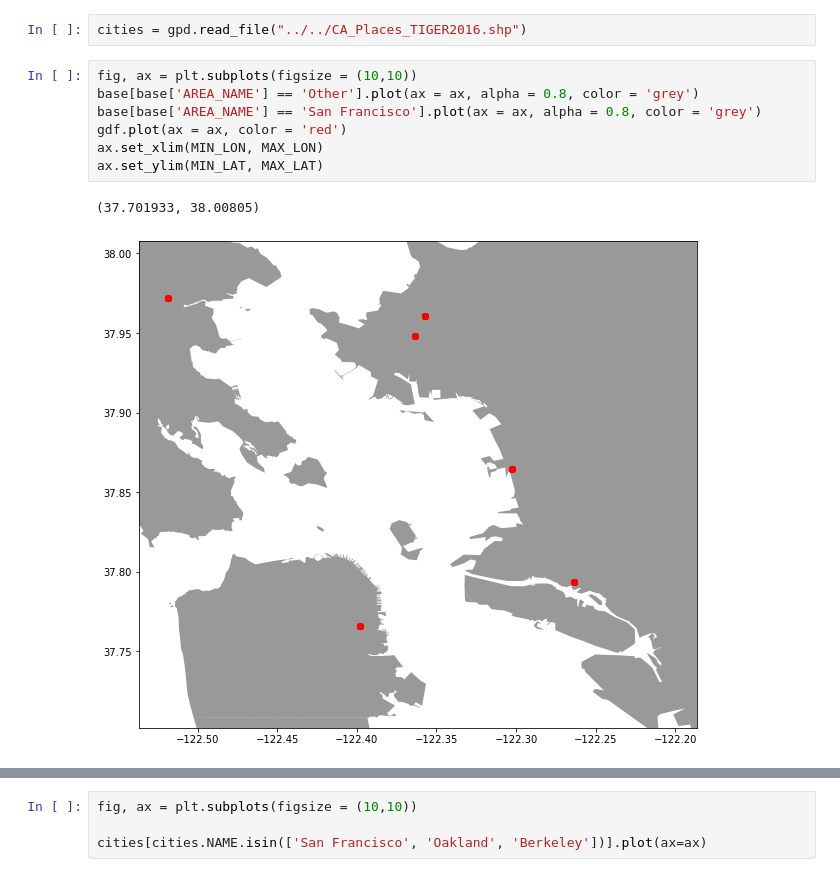
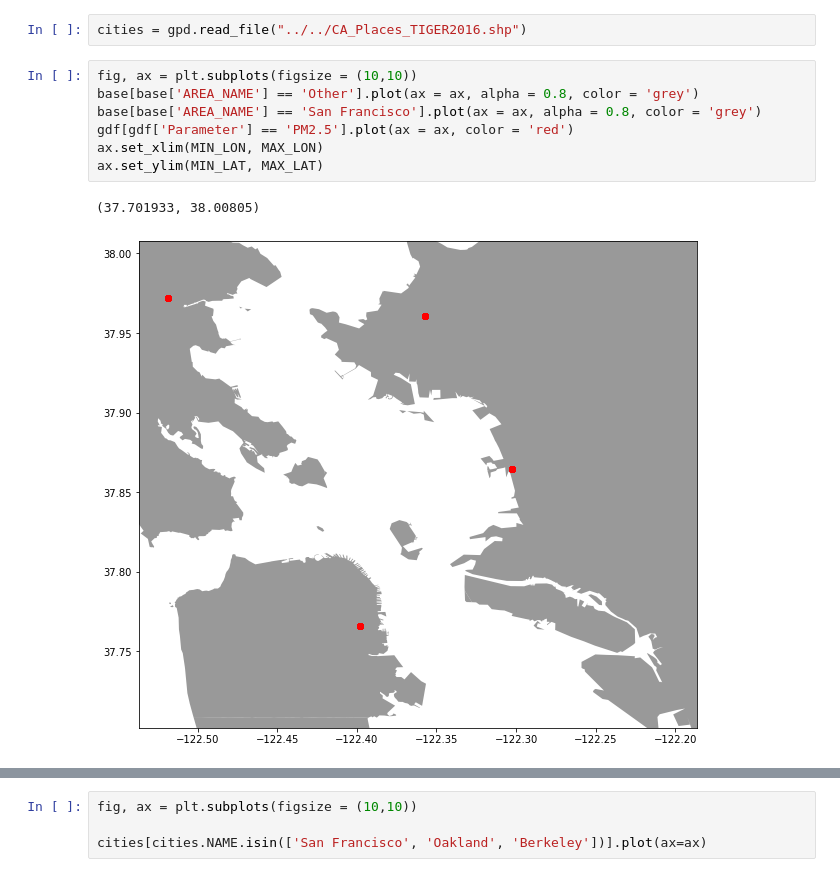
Before and after one commit to arnoldyb/air_pollution, a Jupyter notebook: initial_looks/EPA_API.ipynb, the cells around one changed output, grey strips where cells are left out. Drawn from its saved outputs; the diff is of its cells as text.

```diff
--- a/initial_looks/EPA_API.ipynb
+++ b/initial_looks/EPA_API.ipynb
@@ -79,10 +79,10 @@ cities = gpd.read_file("../../CA_Places_TIGER2016.shp")
 # %%
 fig, ax = plt.subplots(figsize = (10,10))
 base[base['AREA_NAME'] == 'Other'].plot(ax = ax, alpha = 0.8, color = 'grey')
 base[base['AREA_NAME'] == 'San Francisco'].plot(ax = ax, alpha = 0.8, color = 'grey')
-gdf.plot(ax = ax, color = 'red')
+gdf[gdf['Parameter'] == 'PM2.5'].plot(ax = ax, color = 'red')
 ax.set_xlim(MIN_LON, MAX_LON)
 ax.set_ylim(MIN_LAT, MAX_LAT)
 # %% [output]
 (37.701933, 38.00805)
-[figure, old version]
+[figure, new version]
```
Also changed, not shown: parts of 2 cells of this notebook.
